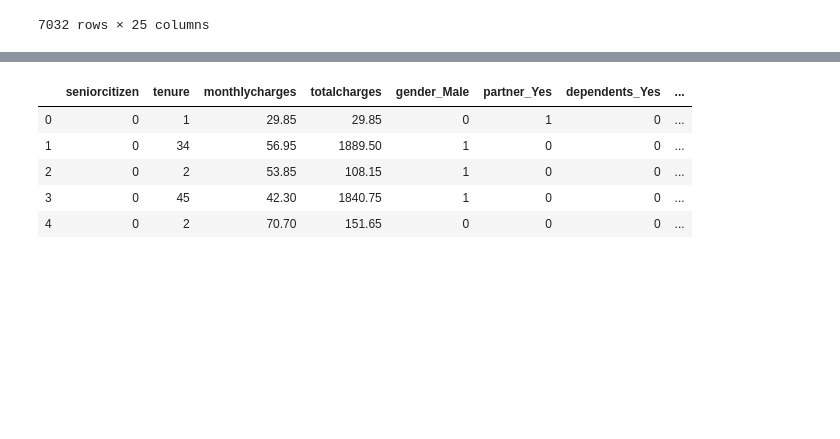
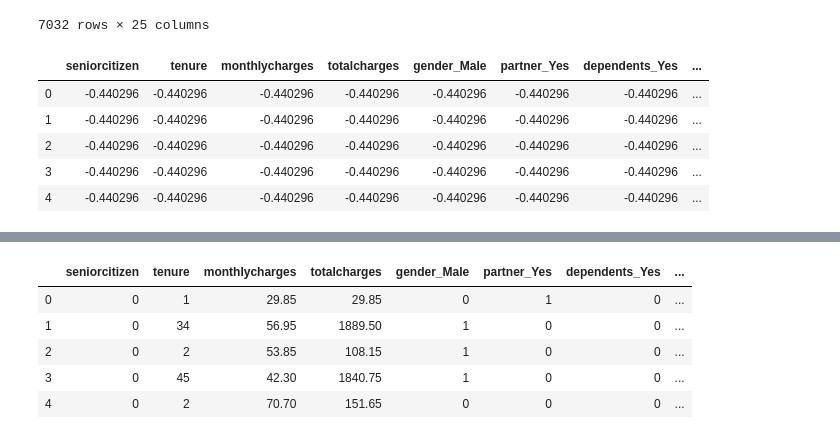
Before and after one commit to Galdina/dsc-mod-3-project-v2-1-onl01-dtsc-ft-030220, a Jupyter notebook: 4_modeling.ipynb, the cells around one changed output, grey strips where cells are left out. Drawn from its saved outputs; the diff is of its cells as text; code cells hidden in the pictures; blank space fills up the shorter version.

```diff
--- a/4_modeling.ipynb
+++ b/4_modeling.ipynb
@@ -36,0 +3,30 @@ pd.set_option('display.max_columns', None)
+# %%
+# import important libraries
+import numpy as np
+import pandas as pd
+import seaborn as sns
+import matplotlib.pyplot as plt
+
+# for modeling
+from sklearn.neighbors import KNeighborsClassifier
+from sklearn.preprocessing import StandardScaler
+from sklearn.linear_model import LogisticRegression
+from sklearn.tree import DecisionTreeClassifier
+from sklearn.model_selection import train_test_split, GridSearchCV, cross_val_score
+from sklearn.metrics import roc_curve, auc, accuracy_score, classification_report, confusion_matrix, precision_score, recall_score, accuracy_score, f1_score
+from sklearn.ensemble import BaggingClassifier, RandomForestClassifier
+from imblearn.over_sampling import SMOTE
+import xgboost as xgb
+from sklearn.svm import SVC
+
+
+# if we want to see all columns, we set this parametr on
+pd.set_option('display.max_rows', 500)
+pd.set_option('display.max_columns', 500)
+pd.set_option('display.width', 1000)
+
+# use custom function
+%run -i 'py/dataframecheck.py'
+
+# set style for plots
+sns.set(style="whitegrid")
@@ -40,6 +51,6 @@ df = pd.read_csv("data/clean_churn.csv")
 # %%
-# onehot encoding all caterogical data
-df = pd.get_dummies(df, drop_first=True)
+# One-hot encode
+df = pd.get_dummies(df)
 # %%
 df
 # %% [output]
@@ -56,3 +67,17 @@ df
 | 7030 | 1 | 4 | 74.40 | 306.60 | 1 | 1 | 0 | ... |
 | 7031 | 0 | 66 | 105.65 | 6844.50 | 1 | 0 | 0 | ... |
 7032 rows × 25 columns
+# %%
+# z-score normalizing: SScaler
+df_z = df.fillna(value=0)
+for col in df_z.columns:
+    df_z[col] = (df - df.mean())/df.std()
+
+df_z.head()
+# %% [output]
+|  | seniorcitizen | tenure | monthlycharges | totalcharges | gender_Male | partner_Yes | dependents_Yes | ... |
+| 0 | -0.440296 | -0.440296 | -0.440296 | -0.440296 | -0.440296 | -0.440296 | -0.440296 | ... |
+| 1 | -0.440296 | -0.440296 | -0.440296 | -0.440296 | -0.440296 | -0.440296 | -0.440296 | ... |
+| 2 | -0.440296 | -0.440296 | -0.440296 | -0.440296 | -0.440296 | -0.440296 | -0.440296 | ... |
+| 3 | -0.440296 | -0.440296 | -0.440296 | -0.440296 | -0.440296 | -0.440296 | -0.440296 | ... |
+| 4 | -0.440296 | -0.440296 | -0.440296 | -0.440296 | -0.440296 | -0.440296 | -0.440296 | ... |
```
Also changed, not shown: parts of 42 cells of this notebook, 2 other files.
